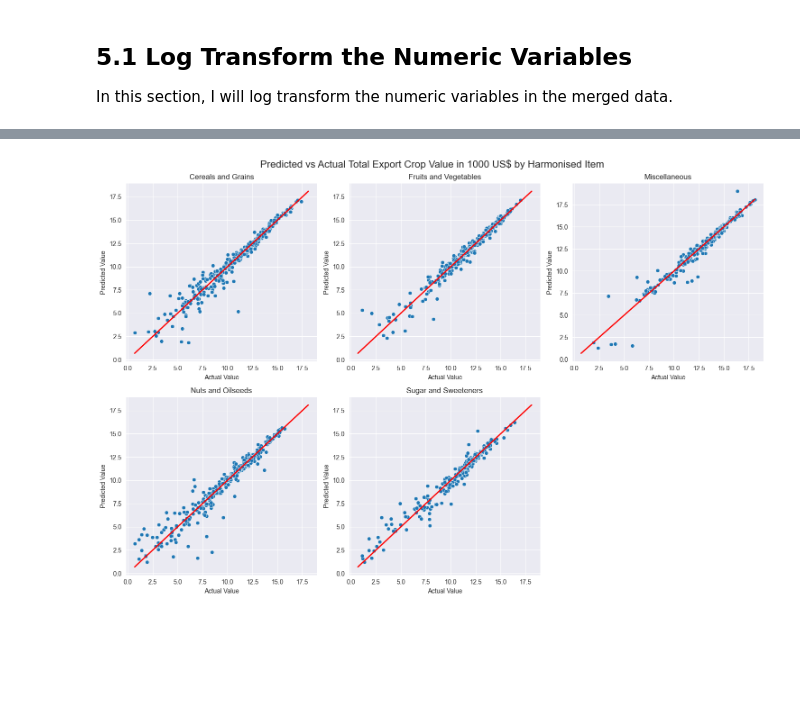
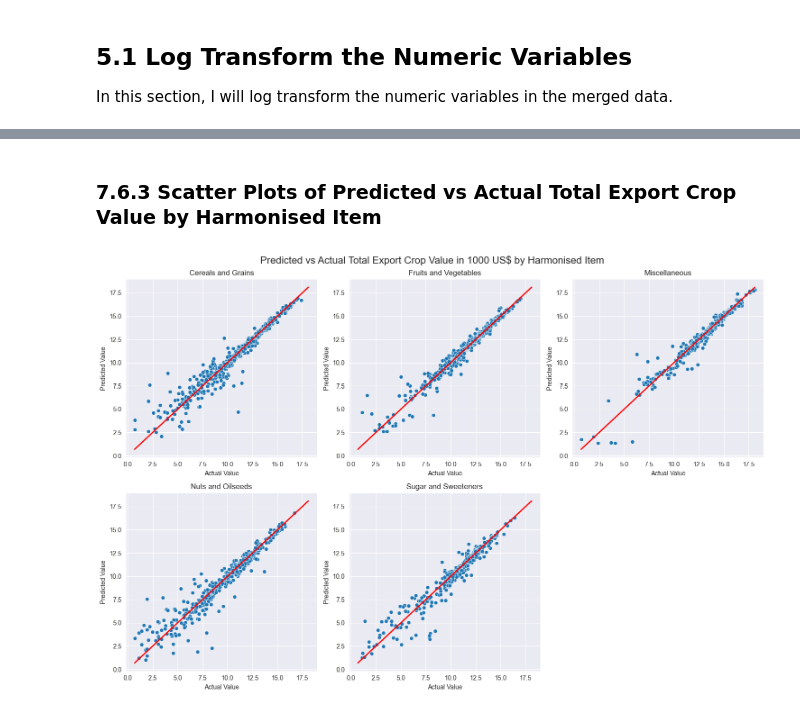
Before and after one commit to tnaccarato/Crop-Forcasting-MLP, a Jupyter notebook: mlp2.ipynb, the cells around one changed output, grey strips where cells are left out. Cells and saved outputs as stored; diff of their text form; code cells hidden in the pictures; blank space fills up the shorter version.

```diff
--- a/mlp2.ipynb
+++ b/mlp2.ipynb
@@ -1320,0 +833,14 @@ In this section, I will build a Multi-Layer Perceptron (MLP) model to predict th
+# %%
+from sklearn.model_selection import train_test_split
+from sklearn.preprocessing import StandardScaler, OneHotEncoder
+from sklearn.neural_network import MLPRegressor
+from sklearn.metrics import mean_absolute_error
+
+df = merged_df
+
+# Separate the features and the target variable
+X = df.drop('Total Export Crop Value in 1000 US$', axis=1)
+y = df['Total Export Crop Value in 1000 US$']
+
+# Split the dataset into training and test sets
+X_train, X_test, y_train, y_test = train_test_split(X, y, test_size=0.3, random_state=42)
@@ -1321,21 +851,4 @@ In this section, I will build a Multi-Layer Perceptron (MLP) model to predict th
 # %%
-from sklearn.model_selection import train_test_split
-from sklearn.preprocessing import StandardScaler, OneHotEncoder
-from sklearn.neural_network import MLPRegressor
-from sklearn.metrics import mean_absolute_error
-import matplotlib.pyplot as plt
-import seaborn as sns
-import pandas as pd
-
-df = merged_df
-
-# Separate the features and the target variable
-X = df.drop('Total Export Crop Value in 1000 US$', axis=1)
-y = df['Total Export Crop Value in 1000 US$']
-
-# Split the dataset into training and test sets
-X_train, X_test, y_train, y_test = train_test_split(X, y, test_size=0.2, random_state=42)
-
 # Apply the encoder
 encoder = OneHotEncoder(sparse_output=False, handle_unknown='ignore')
 harmonised_item_train_encoded = encoder.fit_transform(X_train[['Harmonised Item', 'Area']])
@@ -1397,34 +929,35 @@ plt.show()
+# %% [markdown]
+### 7.6.3 Scatter Plots of Predicted vs Actual Total Export Crop Value by Harmonised Item
 # %%
 # Assuming y_pred is a numpy array; convert to pandas Series with y_test index for alignment
 y_pred_series = pd.Series(y_pred, index=y_test.index)
 
 # Number of unique items
 unique_items = encoder.get_feature_names_out()
-# Filter out items related to countries
-harmonised_items = [item for item in unique_items if 'Harmonised Item_' in item]
+# Filter out Area columns
+unique_items = [item for item in unique_items if 'Area_' not in item]
 
-# Number of unique items
-n_items = len(harmonised_items)
+n_items = len(unique_items)
 cols = 3  # Number of columns in the subplot grid
 rows = np.ceil(n_items / cols).astype(int)  # Number of rows in the subplot grid
 
 fig, axes = plt.subplots(rows, cols, figsize=(15, rows * 5))  # Adjust the size as needed
 fig.suptitle("Predicted vs Actual Total Export Crop Value in 1000 US$ by Harmonised Item", fontsize=16)
 
-for i, item in enumerate(harmonised_items):
+for i, item in enumerate(unique_items):
     ax = axes.flatten()[i]
     mask = X_test_processed[item] == 1
     sns.scatterplot(x=y_test[mask], y=y_pred_series[mask], ax=ax)
     ax.plot([y_test.min(), y_test.max()], [y_test.min(), y_test.max()], color='red', lw=2)  # Identity line
     ax.set_title(item.replace('Harmonised Item_', ''))  # Adjust title to clean up item names
     ax.set_xlabel("Actual Value")
     ax.set_ylabel("Predicted Value")
 
 # Hide any unused subplots
 for j in range(i + 1, rows * cols):
     axes.flatten()[j].set_visible(False)
 
 plt.tight_layout()
 plt.show()
 # %% [output]
-[figure, old version]
+[figure, new version]
```
Also changed, not shown: parts of 94 cells of this notebook.
